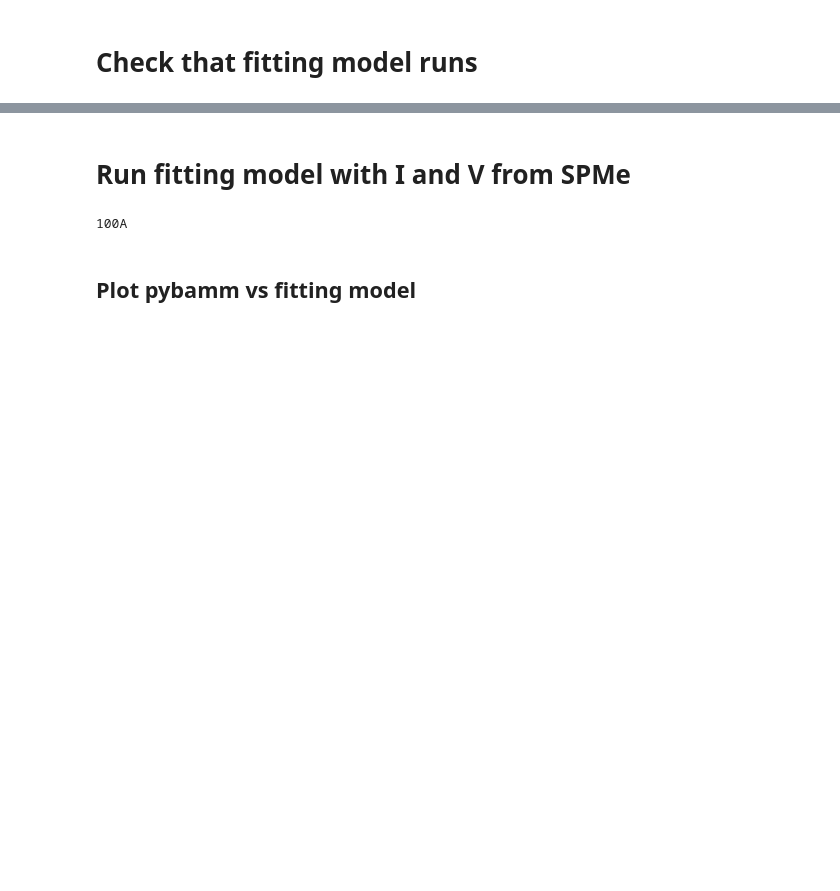
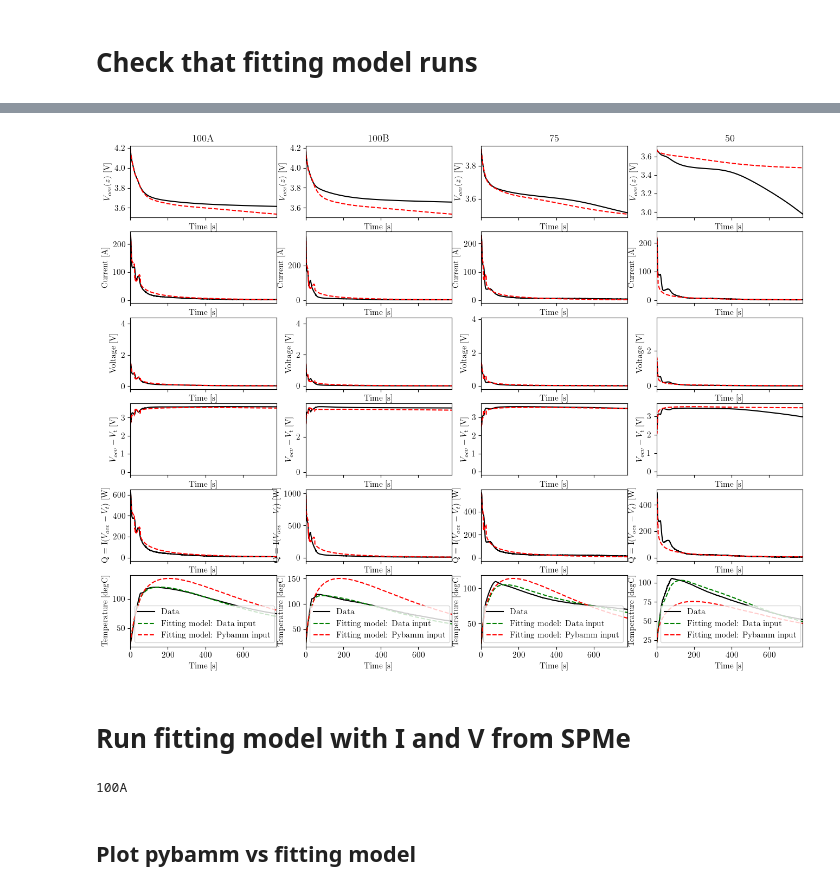
Before and after one commit to viviantran27/PyBaMM, a Jupyter notebook: fast_discharge/SPMe_JES/thermal_model_heat_comparison.ipynb, the cells around one changed output, grey strips where cells are left out. Saved outputs shown, nothing was run; the diff lists cells and outputs as text; code cells hidden in the pictures; blank space fills up the shorter version.

```diff
--- a/fast_discharge/SPMe_JES/thermal_model_heat_comparison.ipynb
+++ b/fast_discharge/SPMe_JES/thermal_model_heat_comparison.ipynb
@@ -343,7 +355,7 @@ def sim_thermal_fitting(h,Cp, SOC_0, T_amb_0, t, I, dV):
         "Initial temperature [K]": T_amb_0 + 273.15,
         "Negative tab width [m]":2.5e-2,
         "Positive tab width [m]":2.5e-2,
-        "Edge heat transfer coefficient [W.m-2.K-1]":h,
+        # "Edge heat transfer coefficient [W.m-2.K-1]":h,
         "Total heat transfer coefficient [W.m-2.K-1]":h,
         "Negative electrode specific heat capacity [J.kg-1.K-1]": 1100*Cp,
         "Positive electrode specific heat capacity [J.kg-1.K-1]": 1100*Cp,
@@ -411,15 +423,15 @@ def sim_thermal_fitting(h,Cp, SOC_0, T_amb_0, t, I, dV):
     disc.process_model(model)
 
     # set Q as external variable
-    Q_nom = param["Cell capacity [A.h]"]
-    AhT_calculated = integrate.cumtrapz(abs(I), t-t[0])/3600
-    AhT_calculated = np.append(AhT_calculated,AhT_calculated[-1])
-    soc = SOC_0 - AhT_calculated/Q_nom
+    # Q_nom = param["Cell capacity [A.h]"]
+    # AhT_calculated = integrate.cumtrapz(abs(I), t-t[0])/3600
+    # AhT_calculated = np.append(AhT_calculated,AhT_calculated[-1])
+    # soc = SOC_0 - AhT_calculated/Q_nom
     Q_data = I*dV #(ocv(soc)-V)
 
     # solve
     sim = pybamm.Simulation(model)
-    V_cell_norm = param.evaluate(liion.L_x) *param.evaluate(liion.L_y) *param.evaluate(liion.L_z)
+    V_cell_norm = param.evaluate(liion.L) *param.evaluate(liion.L_y) *param.evaluate(liion.L_z)
     for i,q in enumerate(Q_data[0:-1]):
     # for i,q in enumerate(Q[0:-1]):
         dt = t[i+1]-t[i]
@@ -430,0 +445,69 @@ def sim_thermal_fitting(h,Cp, SOC_0, T_amb_0, t, I, dV):
+# %%
+%matplotlib inline
+
+# plot sim results
+fig, ax= plt.subplots(6, len(SOC_names), figsize=(4*len(SOC_names), 12), sharex=True) #, constrained_layout=True
+# ax = ax.flatten()
+
+for j, (SOC_name,data,solution_pybamm_model) in enumerate(zip(SOC_names, datas, solutions_pybamm_model)):
+    print(SOC_name)
+
+    T_amb_0 = data.Temp[0]
+    h = hs[SOC_name]
+    Cp = Cps[SOC_name]
+    SOC_0 = SOC_0s[SOC_name]
+    t = solution_pybamm_model["Time [s]"].entries
+    I = solution_pybamm_model['Current [A]'](t=t)#*4.6
+    Vt = solution_pybamm_model["Terminal voltage [V]"](t=t)
+    AhT_calculated = integrate.cumtrapz(abs(I), t)/3600
+    AhT_calculated = np.append(AhT_calculated,AhT_calculated[-1])
+    SOC = SOC_0s[SOC_name] - AhT_calculated/Q_nom # load data import ESC data from file
+    print('sim_pybamm_input')
+    sim_pybamm_input = sim_thermal_fitting(h,Cp, SOC_0, T_amb_0, t, I,(ocv(SOC)-Vt))#V_ocv-V with I and Vt from pybamm
+    print('sim_data_input')
+    sim_data_input = sim_thermal_fitting(h,Cp, SOC_0, T_amb_0, data.t, data.I,(ocv(data.SOC)-data.V))#V_ocv-V with I and Vt from data
+
+    i = 0
+    ax[i,j].plot(data.t, ocv(data.SOC), 'k',label = 'Data')
+    ax[i,j].plot(t,ocv(SOC), '--r',label = 'Fitting model: Pybamm input')
+    ax[i,j].set_ylabel("$V_{ocv}(z)$  [V]")
+    ax[i,j].set_xlabel("Time [s]")
+
+    i = 1
+    ax[i,j].plot(data.t, data.I, 'k',label = 'Data')
+    # ax[i,j].plot(data.t, sim_data_input.solution['Volume-averaged cell temperature [K]'].entries-273.15, '--g',label = 'Fitting model: Data input')
+    ax[i,j].plot(t, I, '--r',label = 'Fitting model: Pybamm input')
+    ax[i,j].set_ylabel("Current [A]")
+    ax[i,j].set_xlabel("Time [s]")
+
+    i = 2
+    ax[i,j].plot(data.t, data.V, 'k',label = 'Data')
+    # ax[i,j].plot(data.t, sim_data_input.solution['Volume-averaged cell temperature [K]'].entries-273.15, '--g',label = 'Fitting model: Data input')
+    ax[i,j].plot(t, Vt, '--r',label = 'Fitting model: Pybamm input')
+    ax[i,j].set_ylabel("Voltage [V]")
+    ax[i,j].set_xlabel("Time [s]")
+
+    i = 3
+    ax[i,j].plot(data.t, ocv(data.SOC)-data.V, 'k',label = 'Data')
+    # ax[i].plot(data.t, sim_data_input.solution['Volume-averaged cell temperature [K]'].entries-273.15, '--g',label = 'Fitting model: Data input')
+    ax[i,j].plot(t, ocv(SOC)-Vt, '--r',label = 'Fitting model: Pybamm input')
+    ax[i,j].set_ylabel("$V_{ocv} - V_t$ [V]")
+    ax[i,j].set_xlabel("Time [s]")
+
+    i = 4
+    ax[i,j].plot(data.t, data.I*(ocv(data.SOC)-data.V), 'k',label = 'Data')
+    ax[i,j].plot(t, I*(ocv(SOC)-Vt), '--r',label = 'Fitting model: Pybamm input')
+    ax[i,j].set_ylabel("Q = I($V_{ocv} - V_t$) [W]")
+    ax[i,j].set_xlabel("Time [s]")
+
+    i = 5
+    ax[i,j].plot(data.t, data.Temp, 'k',label = 'Data')
+    ax[i,j].plot(data.t, sim_data_input.solution['Volume-averaged cell temperature [K]'].entries-273.15, '--g',label = 'Fitting model: Data input')
+    ax[i,j].plot(data.t, sim_pybamm_input.solution['Volume-averaged cell temperature [K]'](data.t)-273.15, '--r',label = 'Fitting model: Pybamm input')
+    ax[i,j].set_ylabel("Temperature [degC]")
+    ax[i,j].set_xlabel("Time [s]")
+
+    ax[-1,j].legend()
+    ax[-1,j].set_xlim([0,data.t.iloc[-1]])
+    ax[0,j].set_title(SOC_name)
+# %% [output]
@@ -431,3 +530,4 @@ def sim_thermal_fitting(h,Cp, SOC_0, T_amb_0, t, I, dV):
+[figure, added]
 # %% [markdown]
 # Run fitting model with I and V from SPMe
 # %%
```
Also changed, not shown: parts of 16 cells of this notebook, 13 other files.
